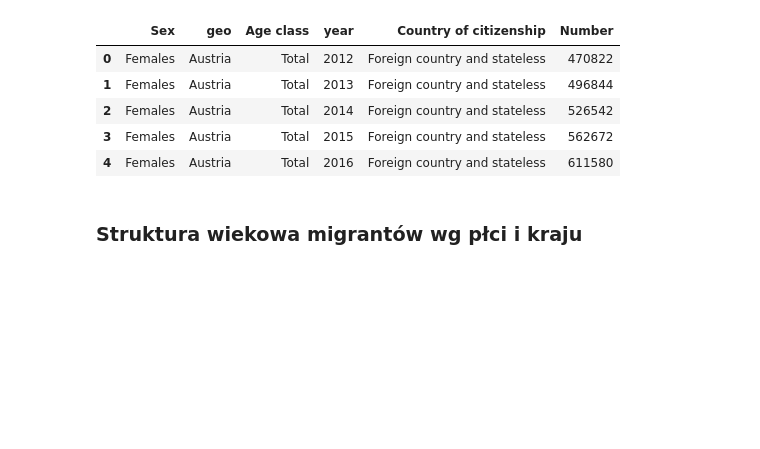
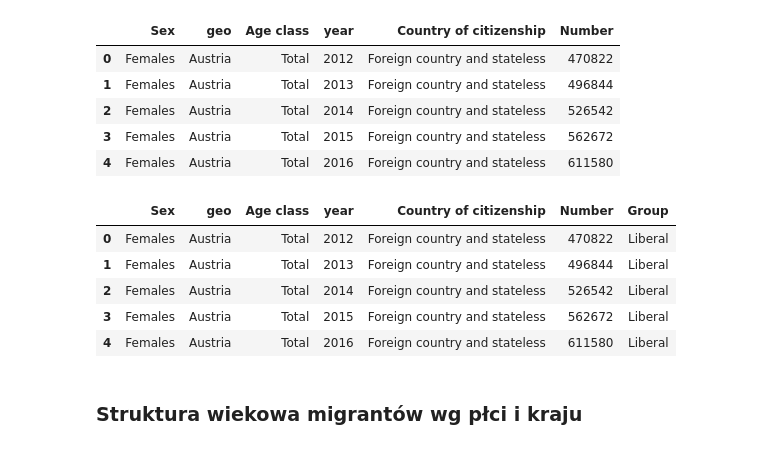
Before and after one commit to natix-x/Data-mining-in-Migration-Analysis, a Jupyter notebook: data_analysis/profiling_of_migrants.ipynb, the cells around one changed output. Drawn from its saved outputs; the diff is of its cells as text; code cells hidden in the pictures; blank space fills up the shorter version.

```diff
--- a/data_analysis/profiling_of_migrants.ipynb
+++ b/data_analysis/profiling_of_migrants.ipynb
@@ -32,6 +32,15 @@ df['Group'] = df['geo'].apply(
     lambda x: 'Liberal' if x in liberal else ('Conservative' if x in conservs else 'Other')
 )
 only_foreigners = df[df['Country of citizenship'] == 'Foreign country and stateless']
+# %%
+only_foreigners.head()
+# %% [output]
+|  | Sex | geo | Age class | year | Country of citizenship | Number | Group |
+| 0 | Females | Austria | Total | 2012 | Foreign country and stateless | 470822 | Liberal |
+| 1 | Females | Austria | Total | 2013 | Foreign country and stateless | 496844 | Liberal |
+| 2 | Females | Austria | Total | 2014 | Foreign country and stateless | 526542 | Liberal |
+| 3 | Females | Austria | Total | 2015 | Foreign country and stateless | 562672 | Liberal |
+| 4 | Females | Austria | Total | 2016 | Foreign country and stateless | 611580 | Liberal |
 # %% [markdown]
 ### Struktura wiekowa migrantów wg płci i kraju
 # %%
```
Also changed, not shown: parts of 18 cells of this notebook, 4 other files.
